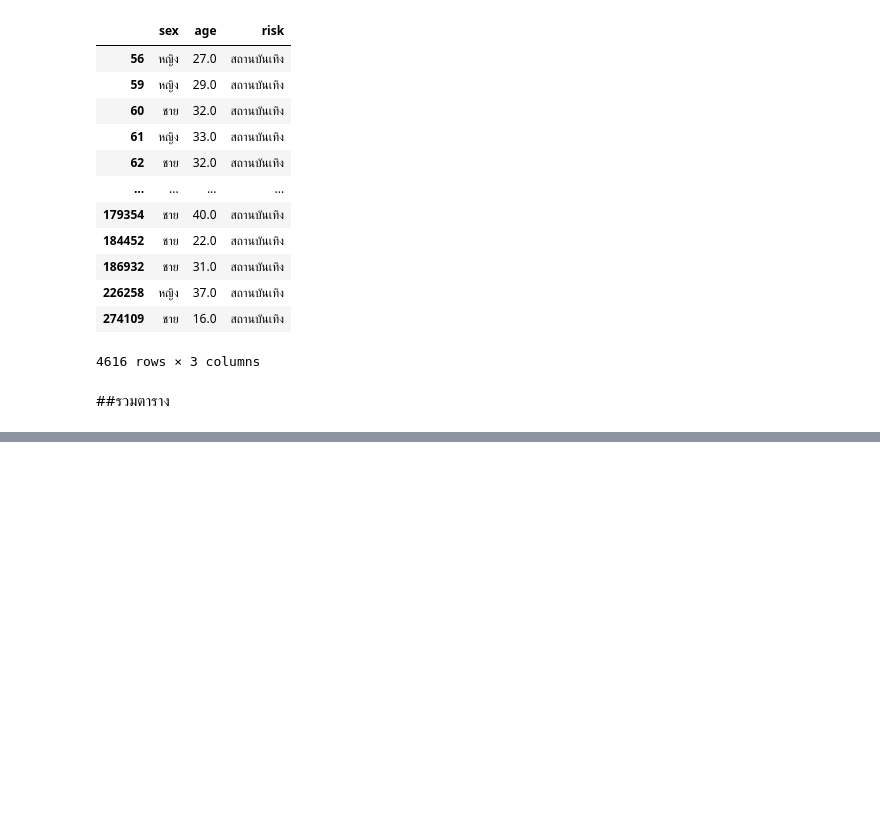
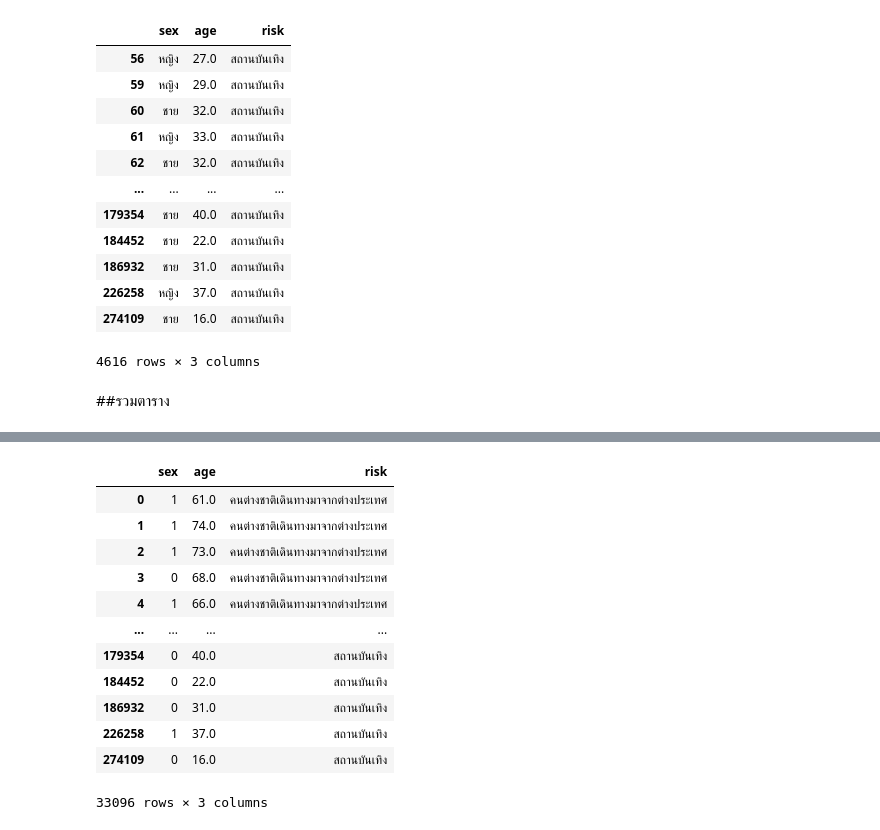
Before and after one commit to SupawadeeKhamthuy/data_viz_2022, a Jupyter notebook: DataViz01_Table_Data.ipynb, the cells around one changed output, grey strips where cells are left out. Saved outputs shown, nothing was run; the diff lists cells and outputs as text; code cells hidden in the pictures; blank space fills up the shorter version.

```diff
--- a/DataViz01_Table_Data.ipynb
+++ b/DataViz01_Table_Data.ipynb
@@ -279,0 +311,17 @@ data_all
+# %%
+data_female = data_man.replace('หญิง',1) #กำหนดหญิงเป็น 0
+data_female
+# %% [output]
+|  | sex | age | risk |
+| 0 | 1 | 61.0 | คนต่างชาติเดินทางมาจากต่างประเทศ |
+| 1 | 1 | 74.0 | คนต่างชาติเดินทางมาจากต่างประเทศ |
+| 2 | 1 | 73.0 | คนต่างชาติเดินทางมาจากต่างประเทศ |
+| 3 | 0 | 68.0 | คนต่างชาติเดินทางมาจากต่างประเทศ |
+| 4 | 1 | 66.0 | คนต่างชาติเดินทางมาจากต่างประเทศ |
+| ... | ... | ... | ... |
+| 179354 | 0 | 40.0 | สถานบันเทิง |
+| 184452 | 0 | 22.0 | สถานบันเทิง |
+| 186932 | 0 | 31.0 | สถานบันเทิง |
+| 226258 | 1 | 37.0 | สถานบันเทิง |
+| 274109 | 0 | 16.0 | สถานบันเทิง |
+33096 rows × 3 columns
```
Also changed, not shown: parts of 8 cells of this notebook.
